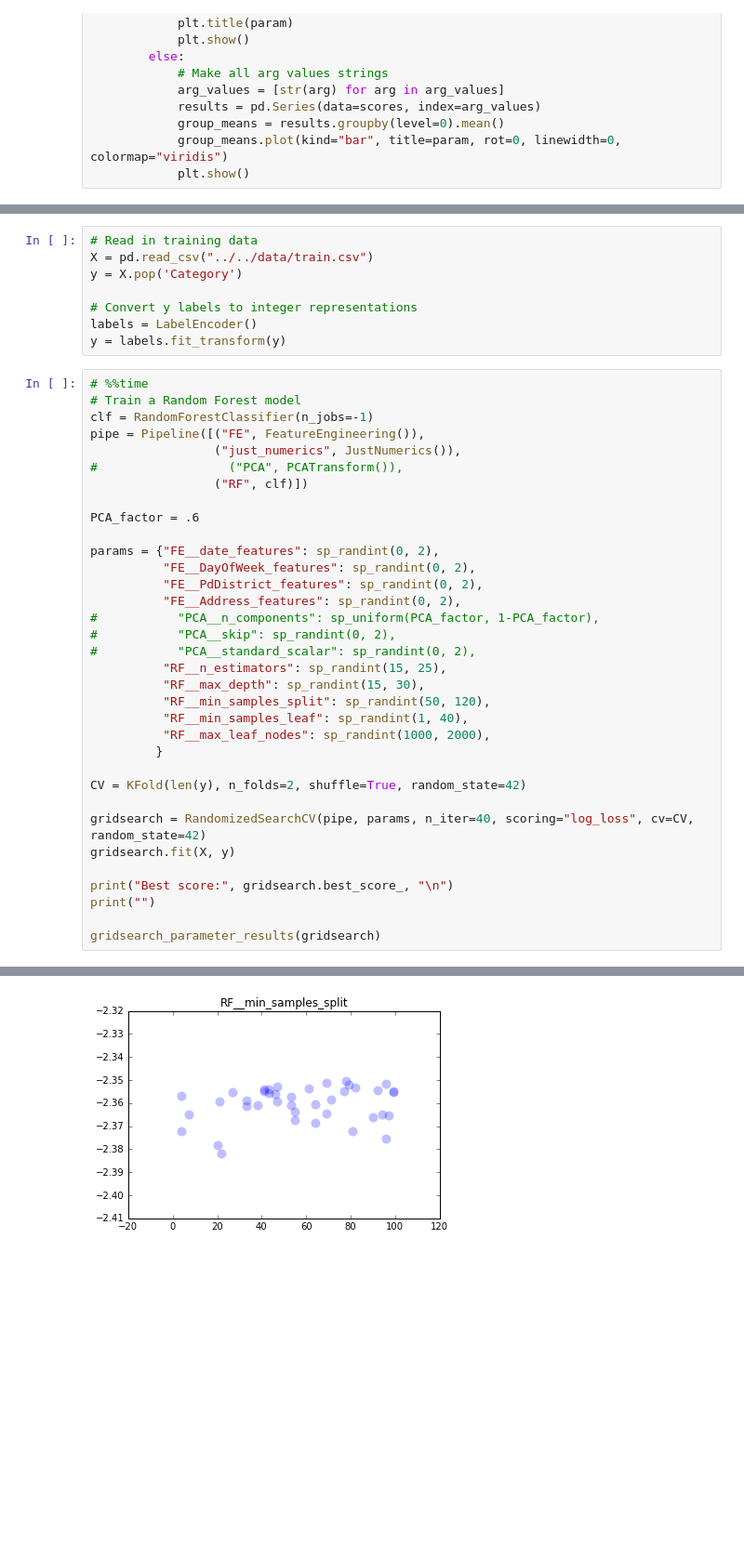
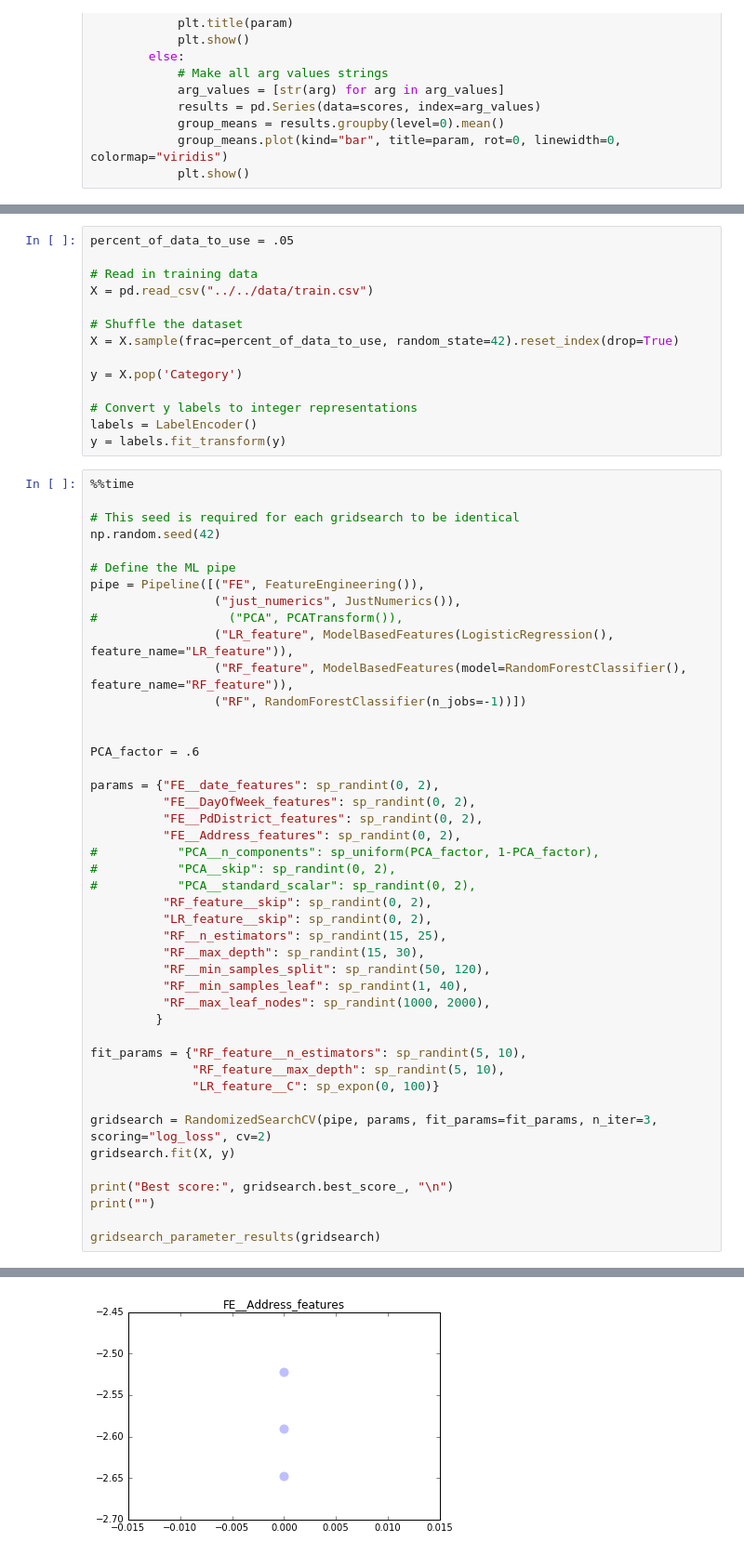
Before and after one commit to j-z0/SF-Crime-Classification, a Jupyter notebook: dev/Jason/Model_exploration_grid.ipynb, the cells around one changed output, grey strips where cells are left out. Shown: that part at 93% size. Drawn from its saved outputs; the diff is of its cells as text; blank space fills up the shorter version.

Commit message:
Update grid search model to include working predictions

```diff
--- a/dev/Jason/Model_exploration_grid.ipynb
+++ b/dev/Jason/Model_exploration_grid.ipynb
@@ -171,19 +229,31 @@ class PCATransform(BaseEstimator, TransformerMixin):
 # %%
+percent_of_data_to_use = .05
+
 # Read in training data
 X = pd.read_csv("../../data/train.csv")
+
+# Shuffle the dataset
+X = X.sample(frac=percent_of_data_to_use, random_state=42).reset_index(drop=True)
+
 y = X.pop('Category')
 
 # Convert y labels to integer representations
 labels = LabelEncoder()
 y = labels.fit_transform(y)
 # %%
-# %%time
-# Train a Random Forest model
-clf = RandomForestClassifier(n_jobs=-1)
+%%time
+
+# This seed is required for each gridsearch to be identical
+np.random.seed(42)
+
+# Define the ML pipe
 pipe = Pipeline([("FE", FeatureEngineering()),
                  ("just_numerics", JustNumerics()),
 #                  ("PCA", PCATransform()),
-                 ("RF", clf)])
+                 ("LR_feature", ModelBasedFeatures(LogisticRegression(), feature_name="LR_feature")),
+                 ("RF_feature", ModelBasedFeatures(model=RandomForestClassifier(), feature_name="RF_feature")),
+                 ("RF", RandomForestClassifier(n_jobs=-1))])
+
 
 PCA_factor = .6
 
@@ -194,6 +264,8 @@ params = {"FE__date_features": sp_randint(0, 2),
 #           "PCA__n_components": sp_uniform(PCA_factor, 1-PCA_factor),
 #           "PCA__skip": sp_randint(0, 2),
 #           "PCA__standard_scalar": sp_randint(0, 2),
+          "RF_feature__skip": sp_randint(0, 2),
+          "LR_feature__skip": sp_randint(0, 2),
           "RF__n_estimators": sp_randint(15, 25),
           "RF__max_depth": sp_randint(15, 30),
           "RF__min_samples_split": sp_randint(50, 120),
@@ -201,9 +273,11 @@ params = {"FE__date_features": sp_randint(0, 2),
           "RF__max_leaf_nodes": sp_randint(1000, 2000),
          }
 
-CV = KFold(len(y), n_folds=2, shuffle=True, random_state=42)
+fit_params = {"RF_feature__n_estimators": sp_randint(5, 10),
+              "RF_feature__max_depth": sp_randint(5, 10),
+              "LR_feature__C": sp_expon(0, 100)}
 
-gridsearch = RandomizedSearchCV(pipe, params, n_iter=40, scoring="log_loss", cv=CV, random_state=42)
+gridsearch = RandomizedSearchCV(pipe, params, fit_params=fit_params, n_iter=3, scoring="log_loss", cv=2)
 gridsearch.fit(X, y)
 
 print("Best score:", gridsearch.best_score_, "\n")
@@ -220 +294 @@ Best score: -2.35059147391
-[figure, old version]
+[figure, new version]
```
Also changed, not shown: parts of 8 cells of this notebook, 1 other file.
